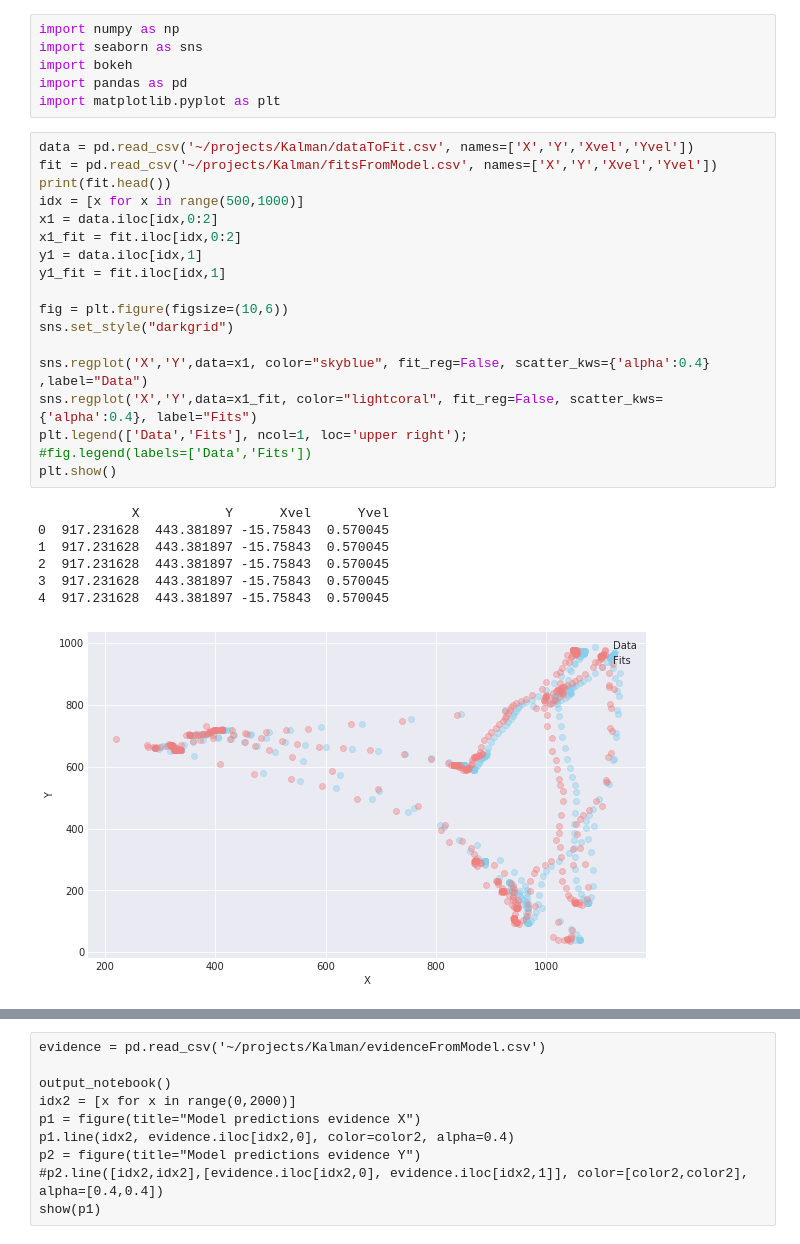
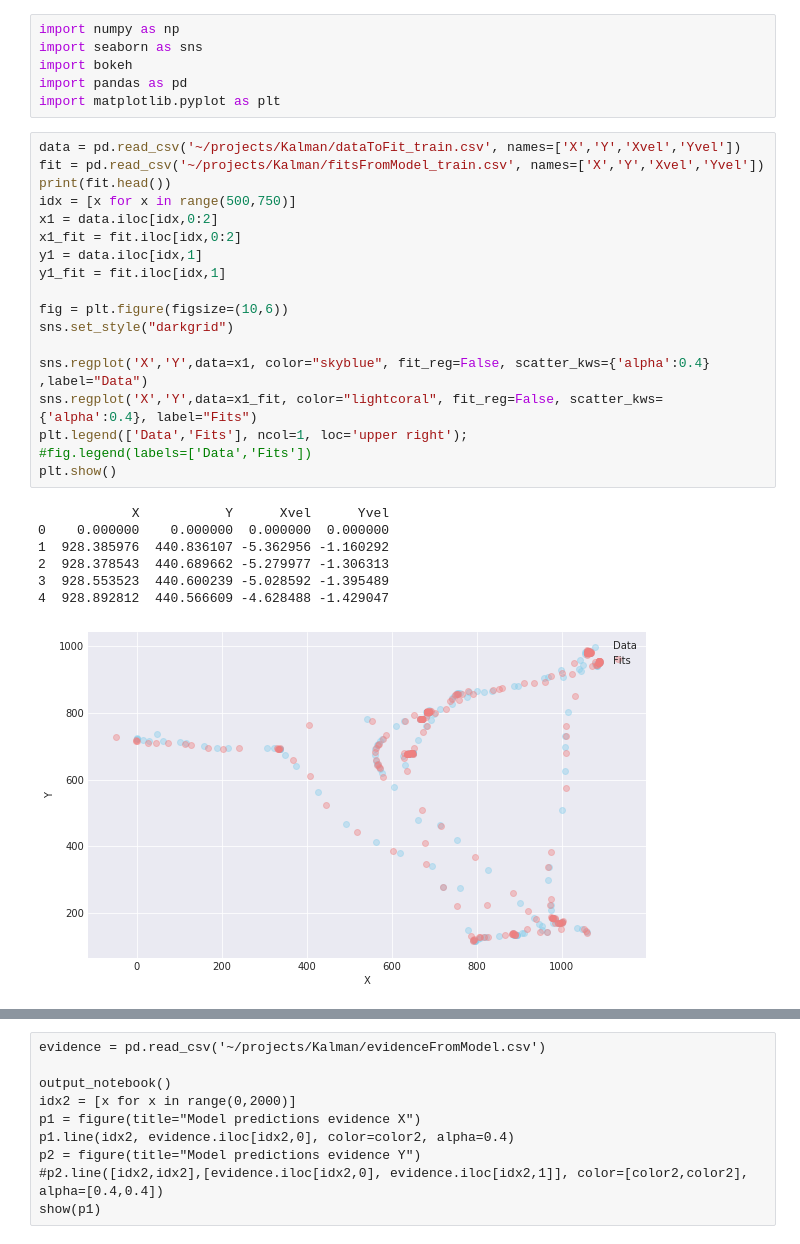
Before and after one commit to knkumar/sequence-prediction, a Jupyter notebook: Plot Kalman Model-Seaborn.ipynb, the cells around one changed output, grey strips where cells are left out. Cells and saved outputs as stored; diff of their text form.

```diff
--- a/Plot Kalman Model-Seaborn.ipynb
+++ b/Plot Kalman Model-Seaborn.ipynb
@@ -5,31 +5,31 @@ import bokeh
 import pandas as pd
 import matplotlib.pyplot as plt
 # %%
-data = pd.read_csv('~/projects/Kalman/dataToFit.csv', names=['X','Y','Xvel','Yvel'])
-fit = pd.read_csv('~/projects/Kalman/fitsFromModel.csv', names=['X','Y','Xvel','Yvel'])
+data = pd.read_csv('~/projects/Kalman/dataToFit_train.csv', names=['X','Y','Xvel','Yvel'])
+fit = pd.read_csv('~/projects/Kalman/fitsFromModel_train.csv', names=['X','Y','Xvel','Yvel'])
 print(fit.head())
-idx = [x for x in range(500,1000)]
+idx = [x for x in range(500,750)]
 x1 = data.iloc[idx,0:2]
 x1_fit = fit.iloc[idx,0:2]
 y1 = data.iloc[idx,1]
 y1_fit = fit.iloc[idx,1]
 
 fig = plt.figure(figsize=(10,6))
 sns.set_style("darkgrid")
 
 sns.regplot('X','Y',data=x1, color="skyblue", fit_reg=False, scatter_kws={'alpha':0.4} ,label="Data")
 sns.regplot('X','Y',data=x1_fit, color="lightcoral", fit_reg=False, scatter_kws={'alpha':0.4}, label="Fits")
 plt.legend(['Data','Fits'], ncol=1, loc='upper right');
 #fig.legend(labels=['Data','Fits'])
 plt.show()
 # %% [output]
             X           Y      Xvel      Yvel
-0  917.231628  443.381897 -15.75843  0.570045
-1  917.231628  443.381897 -15.75843  0.570045
-2  917.231628  443.381897 -15.75843  0.570045
-3  917.231628  443.381897 -15.75843  0.570045
-4  917.231628  443.381897 -15.75843  0.570045
+0    0.000000    0.000000  0.000000  0.000000
+1  928.385976  440.836107 -5.362956 -1.160292
+2  928.378543  440.689662 -5.279977 -1.306313
+3  928.553523  440.600239 -5.028592 -1.395489
+4  928.892812  440.566609 -4.628488 -1.429047
-[figure, old version]
+[figure, new version]
 # %%
 diff_fit = (x1_fit-x1)**2
 sse = diff_fit.iloc[:,0]+diff_fit.iloc[:,1]
```
Also changed, not shown: parts of 1 cell of this notebook, 1 other file.
